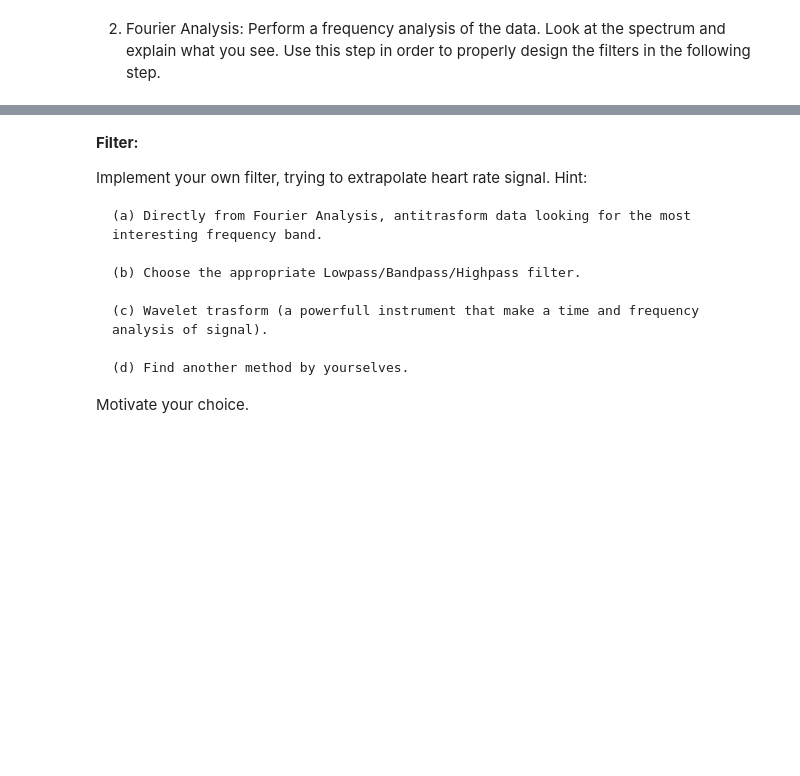
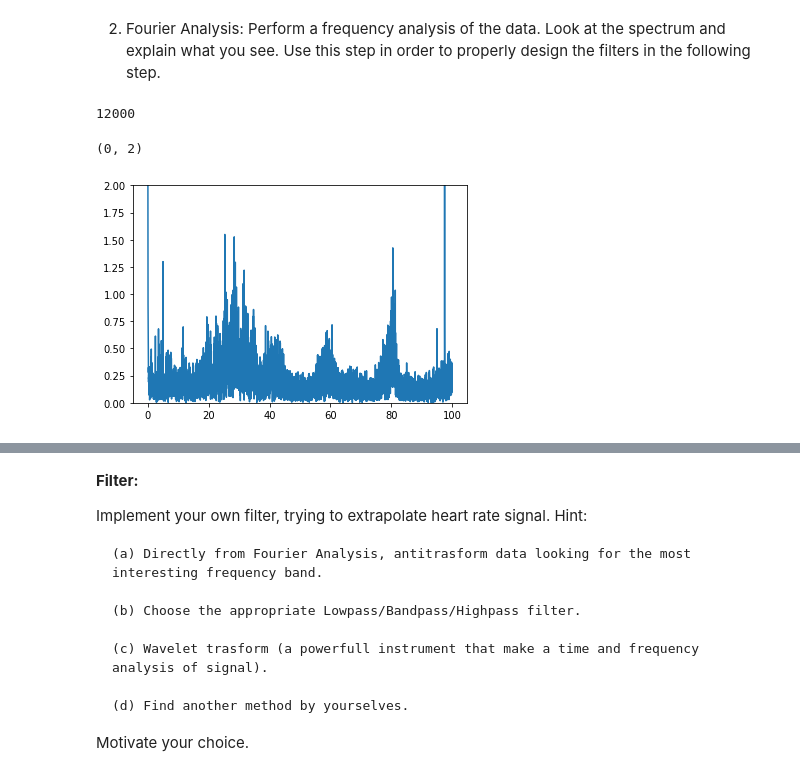
Before and after one commit to CrostaBot/HeartRateEstimation, a Jupyter notebook: SCG.ipynb, the cells around one changed output, grey strips where cells are left out. Cells and saved outputs as stored; diff of their text form; code cells hidden in the pictures; blank space fills up the shorter version.

```diff
--- a/SCG.ipynb
+++ b/SCG.ipynb
@@ -250,3 +266,26 @@ stat
 | max | 70.0 | -5.4 | 147.4 | -879.7 | 4.5 | 7.6 | 0.6 |
 # %% [markdown]
 2. Fourier Analysis: Perform a frequency analysis of the data. Look at the spectrum and explain what you see. Use this step in order to properly design the filters in the following step.
+# %%
+def get_fft_values(y_values, T, N, f_s):
+    f_values = np.linspace(0.0, 1.0/(2.0*T), N//2)
+    fft_values_ = fft(y_values)
+    fft_values = 2.0/N * np.abs(fft_values_[0:N//2])
+    return f_values, fft_values
+
+def get_psd_values(y_values, T, N, f_s):
+    f_values, psd_values = welch(y_values, fs=f_s)
+    return f_values, psd_values
+
+N = df_sternum.shape[0]
+print(N)
+T = 1/freq
+f_s = freq
+
+f_values, fft_values = get_fft_values(np.array(accZ), T, N, f_s)
+plt.plot(f_values, fft_values)
+plt.ylim(0, 2)
+# %% [output]
+12000
+(0, 2)
+[figure, added]
```
Also changed, not shown: parts of 8 cells of this notebook.
